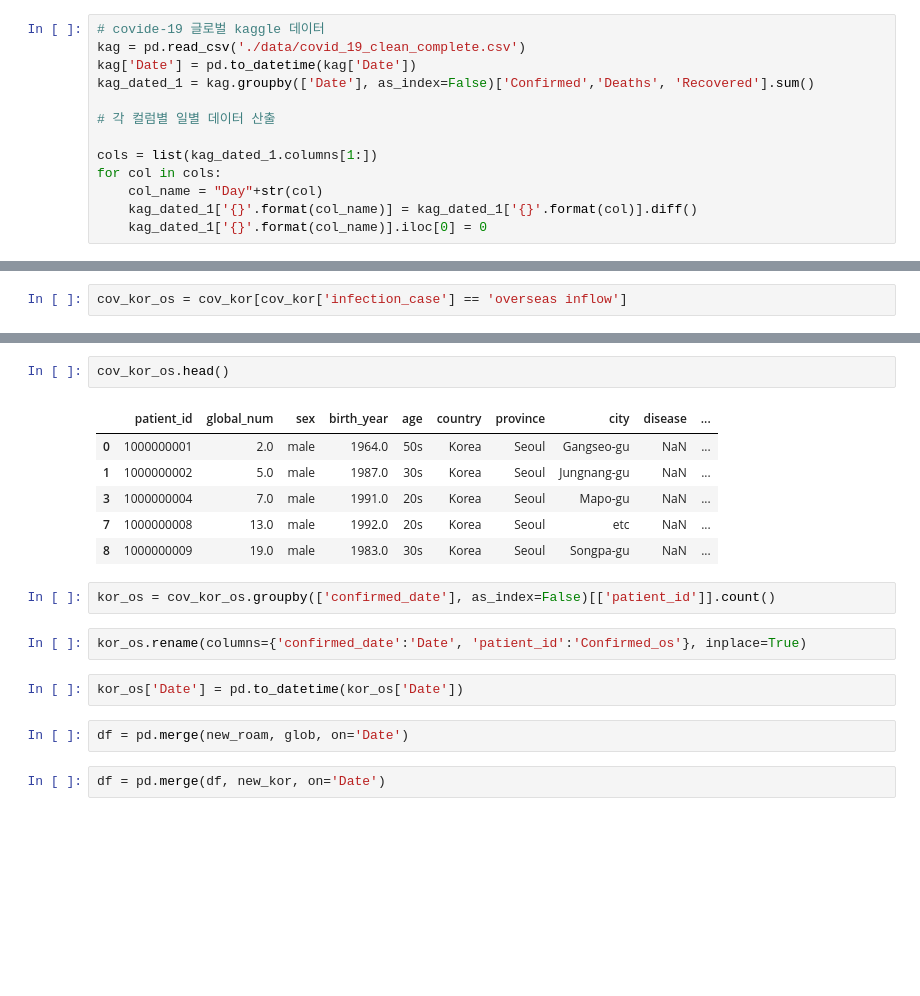
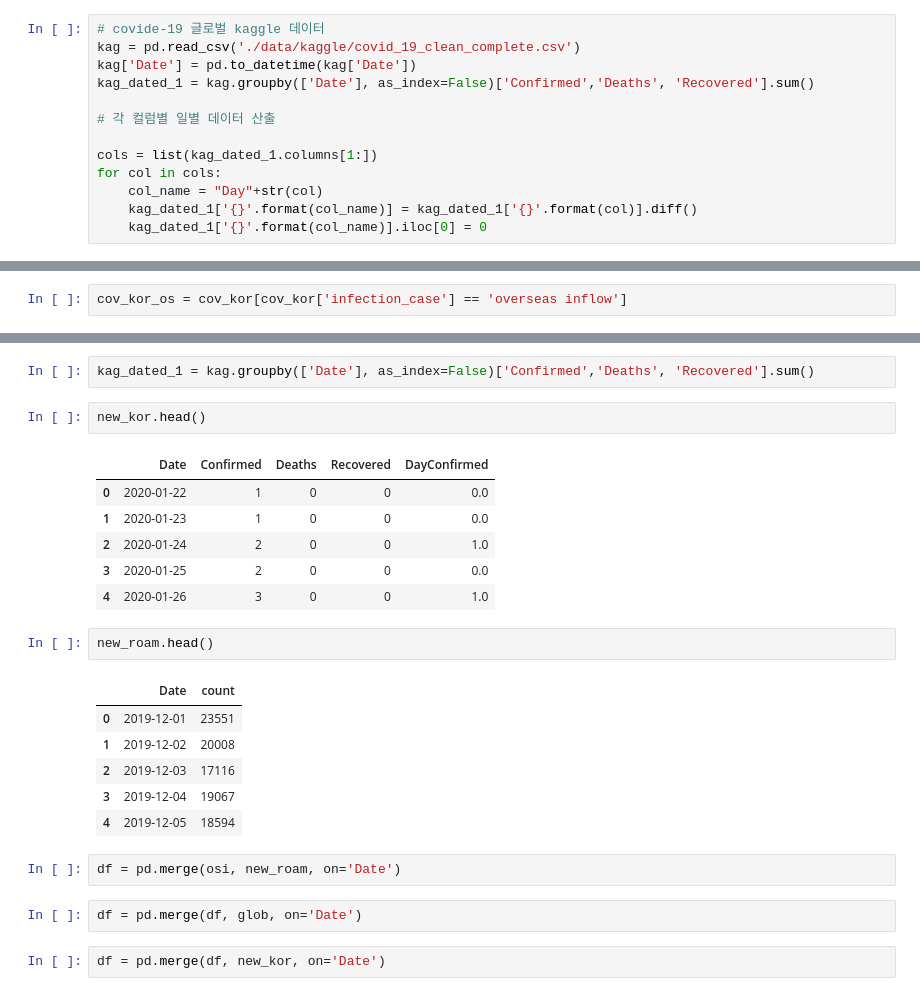
Before and after one commit to Hinterhalter/Post-COVID-19_modeling, a Jupyter notebook: Data_Preprocessing.ipynb, the cells around one changed output, grey strips where cells are left out. Saved outputs shown, nothing was run; the diff lists cells and outputs as text; blank space fills up the shorter version.

```diff
--- a/Data_Preprocessing.ipynb
+++ b/Data_Preprocessing.ipynb
@@ -24,7 +46,7 @@ roam['departure'] = pd.to_datetime(roam['departure'], format='%Y%m%d')
 roam['stay'] = roam['return'] - roam['arrival']
 # %%
 # covide-19 글로벌 kaggle 데이터
-kag = pd.read_csv('./data/covid_19_clean_complete.csv')
+kag = pd.read_csv('./data/kaggle/covid_19_clean_complete.csv')
 kag['Date'] = pd.to_datetime(kag['Date'])
 kag_dated_1 = kag.groupby(['Date'], as_index=False)['Confirmed','Deaths', 'Recovered'].sum()
 
@@ -124,20 +145,27 @@ cov_kor_os = cov_kor[cov_kor['infection_case'] == 'overseas inflow']
+# %%
+kag_dated_1 = kag.groupby(['Date'], as_index=False)['Confirmed','Deaths', 'Recovered'].sum()
 # %%
-cov_kor_os.head()
+new_kor.head()
 # %% [output]
-|  | patient_id | global_num | sex | birth_year | age | country | province | city | disease | ... |
-| 0 | 1000000001 | 2.0 | male | 1964.0 | 50s | Korea | Seoul | Gangseo-gu | NaN | ... |
-| 1 | 1000000002 | 5.0 | male | 1987.0 | 30s | Korea | Seoul | Jungnang-gu | NaN | ... |
-| 3 | 1000000004 | 7.0 | male | 1991.0 | 20s | Korea | Seoul | Mapo-gu | NaN | ... |
-| 7 | 1000000008 | 13.0 | male | 1992.0 | 20s | Korea | Seoul | etc | NaN | ... |
-| 8 | 1000000009 | 19.0 | male | 1983.0 | 30s | Korea | Seoul | Songpa-gu | NaN | ... |
+|  | Date | Confirmed | Deaths | Recovered | DayConfirmed |
+| 0 | 2020-01-22 | 1 | 0 | 0 | 0.0 |
+| 1 | 2020-01-23 | 1 | 0 | 0 | 0.0 |
+| 2 | 2020-01-24 | 2 | 0 | 0 | 1.0 |
+| 3 | 2020-01-25 | 2 | 0 | 0 | 0.0 |
+| 4 | 2020-01-26 | 3 | 0 | 0 | 1.0 |
-# %%
-kor_os = cov_kor_os.groupby(['confirmed_date'], as_index=False)[['patient_id']].count()
-# %%
-kor_os.rename(columns={'confirmed_date':'Date', 'patient_id':'Confirmed_os'}, inplace=True)
-# %%
-kor_os['Date'] = pd.to_datetime(kor_os['Date'])
+# %%
+new_roam.head()
+# %% [output]
+|  | Date | count |
+| 0 | 2019-12-01 | 23551 |
+| 1 | 2019-12-02 | 20008 |
+| 2 | 2019-12-03 | 17116 |
+| 3 | 2019-12-04 | 19067 |
+| 4 | 2019-12-05 | 18594 |
 # %%
-df = pd.merge(new_roam, glob, on='Date')
+df = pd.merge(osi, new_roam, on='Date')
+# %%
+df = pd.merge(df, glob, on='Date')
 # %%
 df = pd.merge(df, new_kor, on='Date')
 # %%
```
Also changed, not shown: parts of 25 cells of this notebook.
